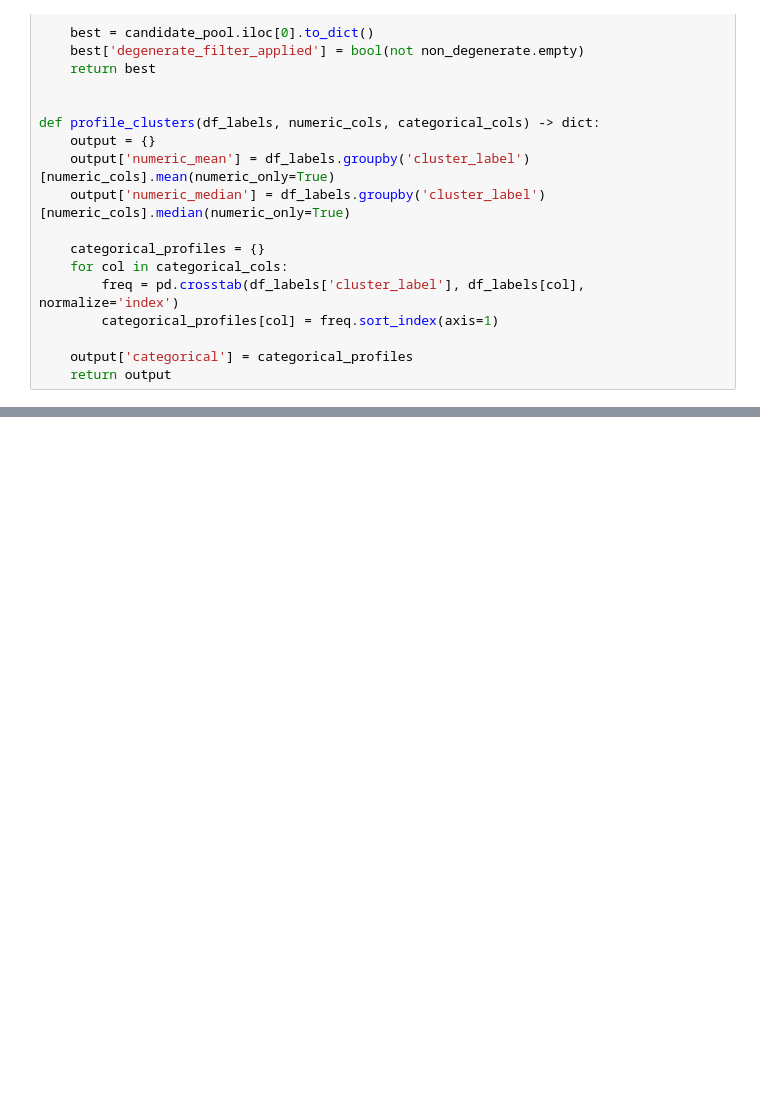
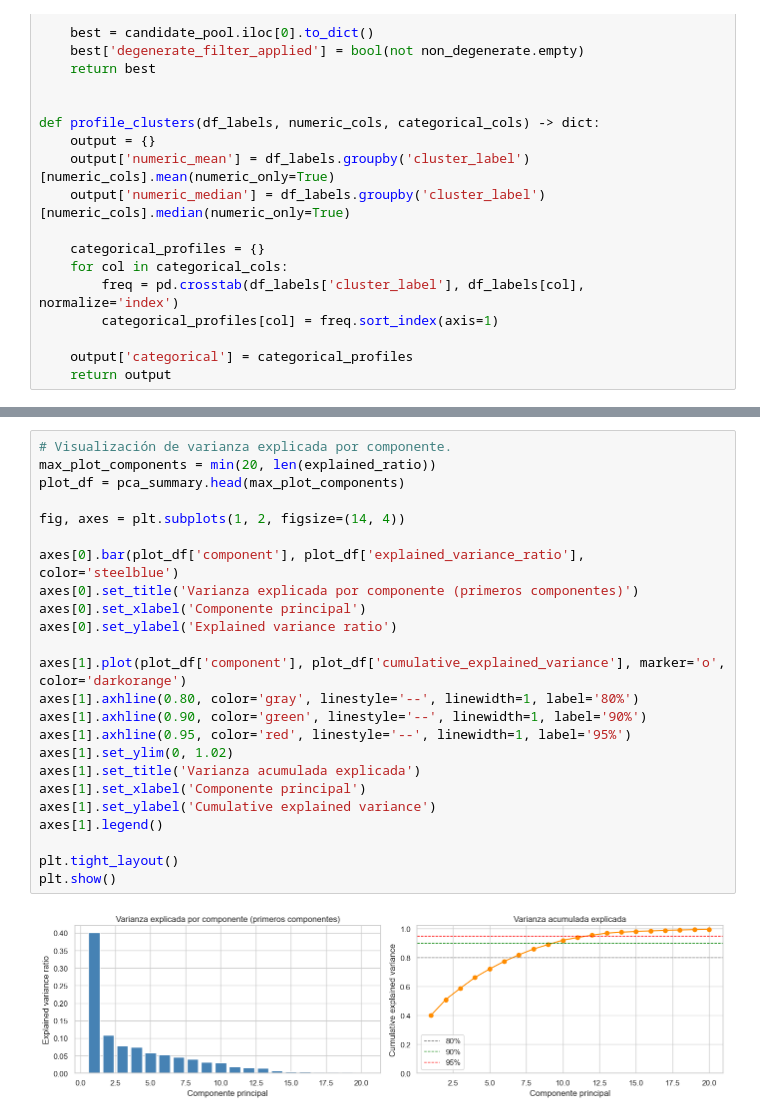
Before and after one commit to MrMenth0l/MineriaDatos-Lab2, a Jupyter notebook: Lab2/clustering_inicial.ipynb, the cells around one changed output, grey strips where cells are left out. Saved outputs shown, nothing was run; the diff lists cells and outputs as text; blank space fills up the shorter version.

```diff
--- a/Lab2/clustering_inicial.ipynb
+++ b/Lab2/clustering_inicial.ipynb
@@ -459,0 +637,26 @@ for cat_col, cat_table in profiles['categorical'].items():
+# %%
+# Visualización de varianza explicada por componente.
+max_plot_components = min(20, len(explained_ratio))
+plot_df = pca_summary.head(max_plot_components)
+
+fig, axes = plt.subplots(1, 2, figsize=(14, 4))
+
+axes[0].bar(plot_df['component'], plot_df['explained_variance_ratio'], color='steelblue')
+axes[0].set_title('Varianza explicada por componente (primeros componentes)')
+axes[0].set_xlabel('Componente principal')
+axes[0].set_ylabel('Explained variance ratio')
+
+axes[1].plot(plot_df['component'], plot_df['cumulative_explained_variance'], marker='o', color='darkorange')
+axes[1].axhline(0.80, color='gray', linestyle='--', linewidth=1, label='80%')
+axes[1].axhline(0.90, color='green', linestyle='--', linewidth=1, label='90%')
+axes[1].axhline(0.95, color='red', linestyle='--', linewidth=1, label='95%')
+axes[1].set_ylim(0, 1.02)
+axes[1].set_title('Varianza acumulada explicada')
+axes[1].set_xlabel('Componente principal')
+axes[1].set_ylabel('Cumulative explained variance')
+axes[1].legend()
+
+plt.tight_layout()
+plt.show()
+# %% [output]
+[figure, added]
```
Also changed, not shown: parts of 16 cells of this notebook.
